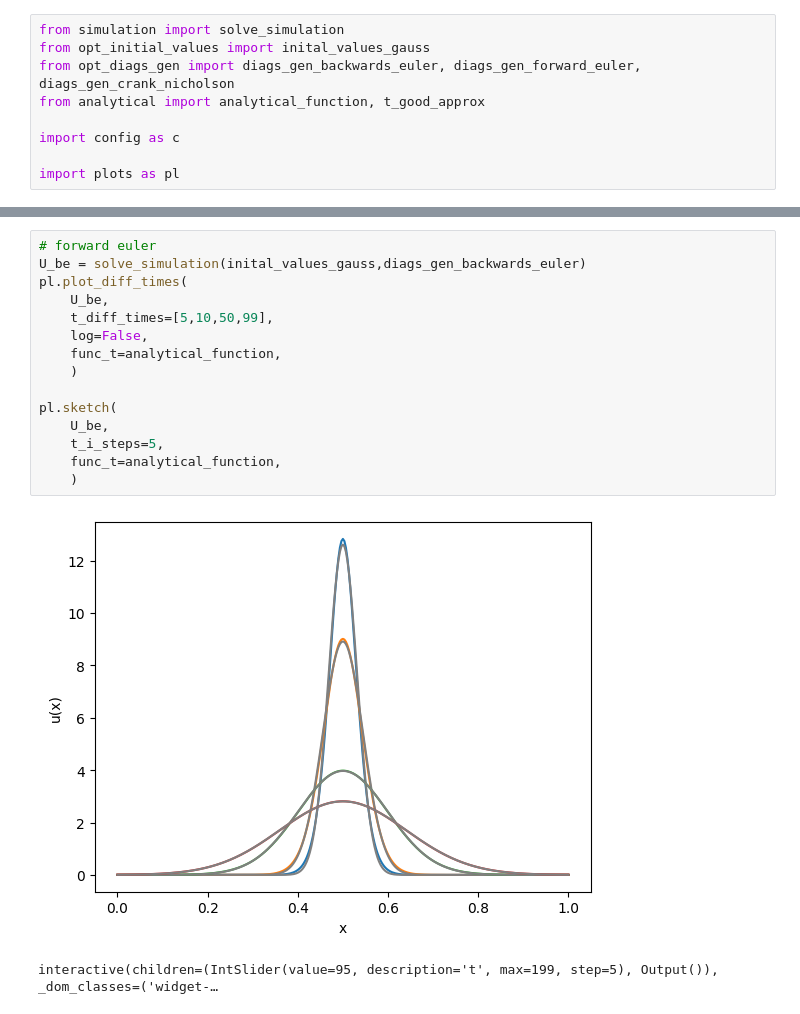
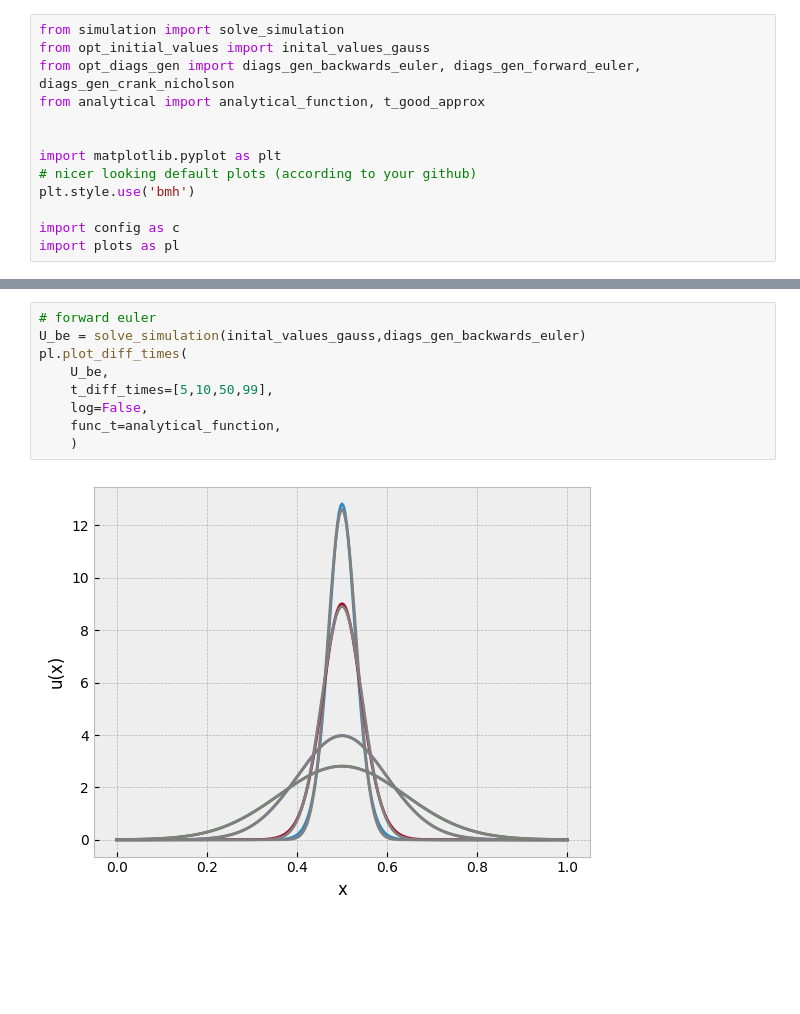
Before and after one commit to leonardlux/comp_phy_exam, a Jupyter notebook: problem_3/question_3_5/task_c.ipynb, the cells around one changed output, grey strips where cells are left out. Drawn from its saved outputs; the diff is of its cells as text; blank space fills up the shorter version.

```diff
--- a/problem_3/question_3_5/task_c.ipynb
+++ b/problem_3/question_3_5/task_c.ipynb
@@ -4,6 +4,10 @@ from opt_initial_values import inital_values_gauss
 from opt_diags_gen import diags_gen_backwards_euler, diags_gen_forward_euler, diags_gen_crank_nicholson
 from analytical import analytical_function, t_good_approx
 
+
+import matplotlib.pyplot as plt
+# nicer looking default plots (according to your github)
+plt.style.use('bmh')
+
 import config as c
-
 import plots as pl
@@ -29,21 +35,14 @@ pl.plot_diff_times(
 # %%
 # forward euler
 U_be = solve_simulation(inital_values_gauss,diags_gen_backwards_euler)
 pl.plot_diff_times(
     U_be,
     t_diff_times=[5,10,50,99],
     log=False,
     func_t=analytical_function,
     )
-
-pl.sketch(
-    U_be,
-    t_i_steps=5,
-    func_t=analytical_function,
-    )
 # %% [output]
-[figure, old version]
+[figure, new version]
-interactive(children=(IntSlider(value=95, description='t', max=199, step=5), Output()), _dom_classes=('widget-…
 # %%
 # crank nicholson
 U_cn = solve_simulation(inital_values_gauss,diags_gen_crank_nicholson)
```
Also changed, not shown: parts of 4 cells of this notebook, 8 other files.
